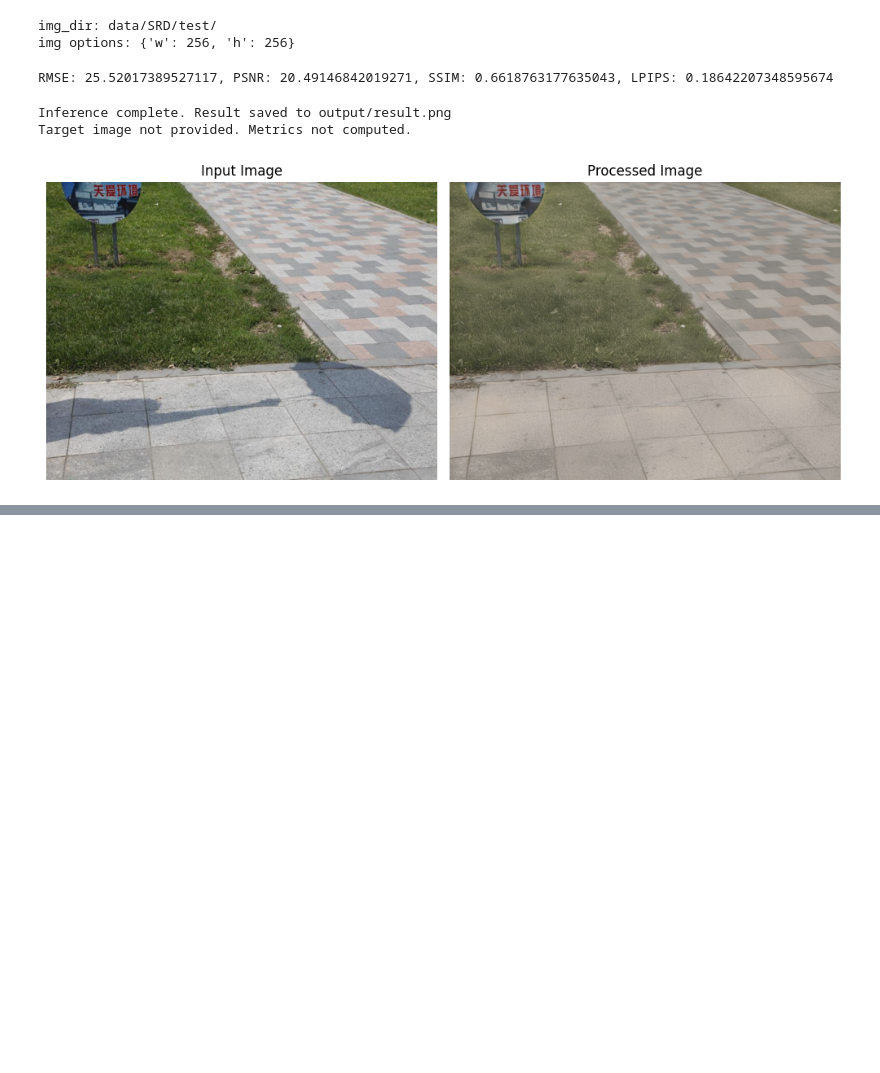
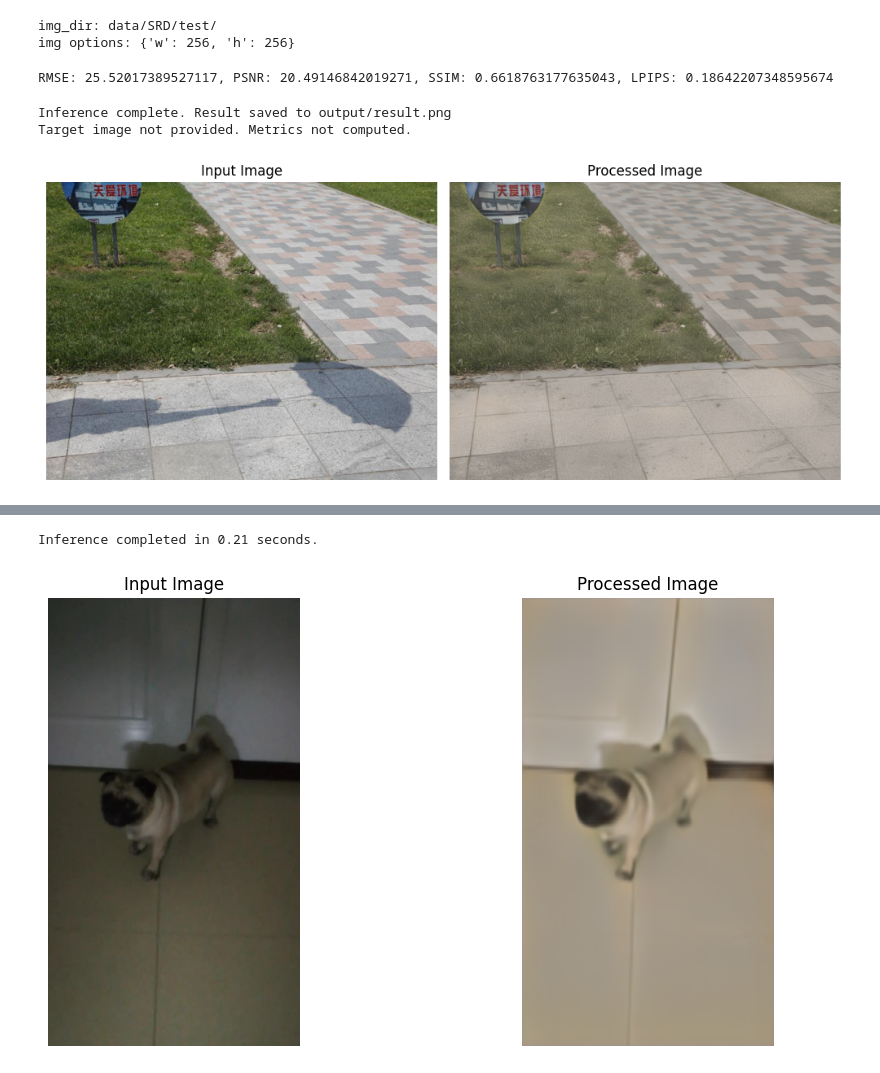
Before and after one commit to zhihuaz0413/ImgShadowRemoval, a Jupyter notebook: test_inference.ipynb, the cells around one changed output, grey strips where cells are left out. Cells and saved outputs as stored; diff of their text form; code cells hidden in the pictures; blank space fills up the shorter version.

Commit message:
add onnx inference

```diff
--- a/test_inference.ipynb
+++ b/test_inference.ipynb
@@ -259,0 +267,78 @@ save_image(output_tensor, "output/result_onnx.jpg")
+# %%
+import time
+import numpy as np
+import onnxruntime as ort
+from PIL import Image
+from torchvision.transforms.functional import to_tensor, resize, to_pil_image
+import matplotlib.pyplot as plt
+import torch
+from torchvision.utils import save_image
+
+def single_image_inference_onnx(image_path, target_path=None, output_path=None):
+    # Load the ONNX model
+    onnx_model_path = "output/deshadow_model.onnx"
+    sess = ort.InferenceSession(onnx_model_path, providers=["CPUExecutionProvider"])
+    input_name = sess.get_inputs()[0].name
+
+    start_time = time.time()
+
+    # Load and preprocess the input image
+    input_image = Image.open(image_path).convert('RGB')
+    original_size = input_image.size  # Store the original size (width, height)
+    input_tensor = to_tensor(resize(input_image, (256, 256)))  # Resize to match model input size
+    input_tensor = input_tensor.unsqueeze(0).numpy()  # Add batch dimension and convert to NumPy array
+
+    # Perform inference
+    inputs = {input_name: input_tensor}
+    onnx_output = sess.run(None, inputs)
+
+    # Convert the result back to a PyTorch tensor
+    result_tensor = torch.from_numpy(onnx_output[0]).clamp(0, 1)  # Ensure values are within [0, 1]
+
+    # Postprocess: Resize the output back to the original image dimensions
+    result_image = to_pil_image(result_tensor.squeeze(0).cpu())  # Convert tensor to PIL image
+    result_image = result_image.resize(original_size, Image.BILINEAR)  # Resize to original size
+
+    elapsed_time = time.time() - start_time
+    print(f"Inference completed in {elapsed_time:.2f} seconds.")
+
+    # Save the output image
+    if output_path:
+        result_image.save(output_path)
+        print(f"Result saved to {output_path}")
+
+    # Visualization
+    target_image = Image.open(target_path).convert('RGB') if target_path else None
+    if not output_path:
+        plt.figure(figsize=(15, 5))
+        plt.subplot(1, 3, 1)
+        plt.imshow(input_image)
+        plt.title("Input Image")
+        plt.axis("off")
+
+        plt.subplot(1, 3, 2)
+        plt.imshow(result_image)
+        plt.title("Processed Image")
+        plt.axis("off")
+
+        if target_image:
+            plt.subplot(1, 3, 3)
+            plt.imshow(target_image)
+            plt.title("Target Image")
+            plt.axis("off")
+
+        plt.tight_layout()
+        plt.show()
+
+if __name__ == '__main__':
+    # Specify paths
+    input_image_path = "data/test/test_1.jpg"
+    target_image_path = None  # Optional
+    # output_image_path = "output/result_onnx_rescaled.jpg"
+    output_image_path = None
+
+    # Run single image inference
+    single_image_inference_onnx(input_image_path, target_image_path, output_image_path)
+# %% [output]
+Inference completed in 0.21 seconds.
+[figure, added]
```
Also changed, not shown: parts of 2 cells of this notebook.
